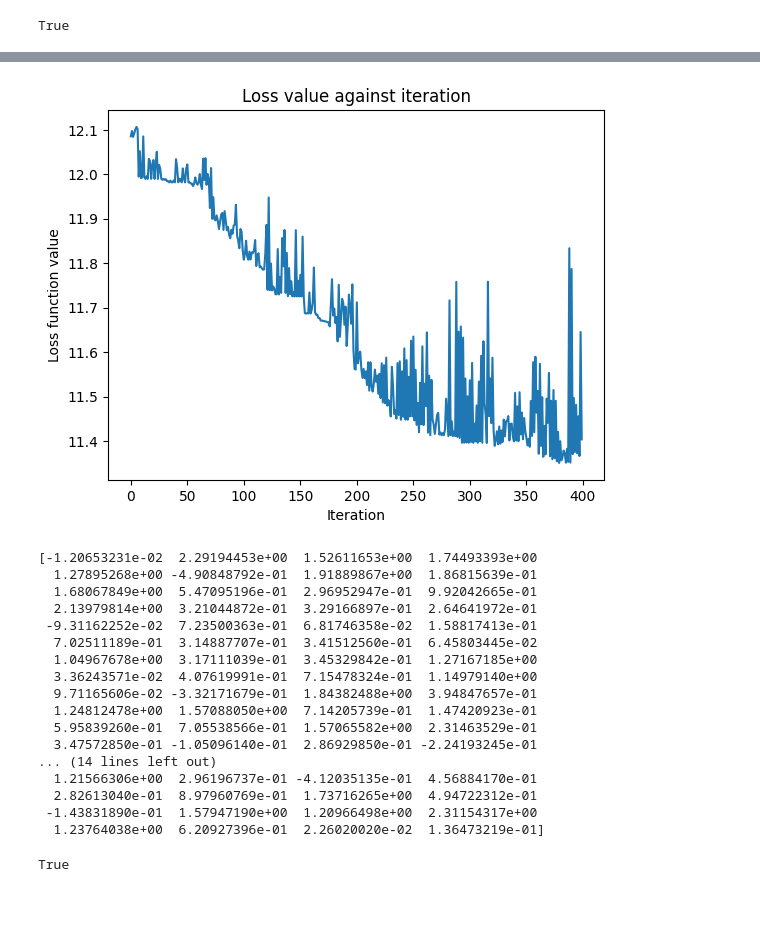
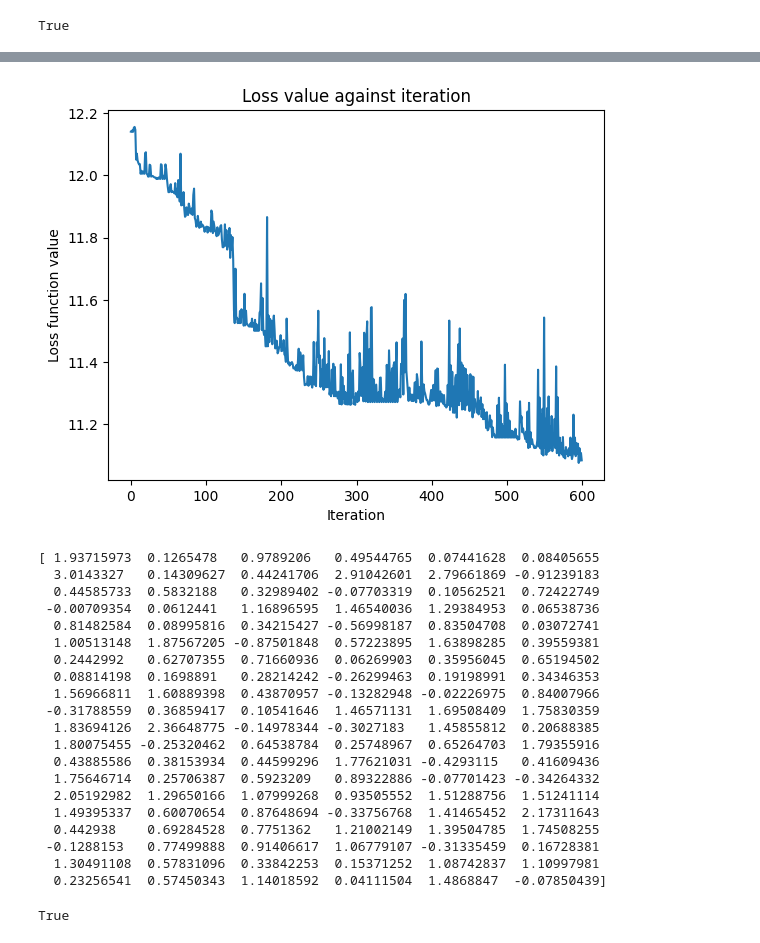
Before and after one commit to hmk55555/QCNN-Research, a Jupyter notebook: GPU/V3 (4-Class, Estimator)/Estimator 4 Classes Circuit 1/Estimator4ClassesCircuit1Test.ipynb, the cells around one changed output, grey strips where cells are left out. Drawn from its saved outputs; the diff is of its cells as text; code cells hidden in the pictures; blank space fills up the shorter version.

```diff
--- a/GPU/V3 (4-Class, Estimator)/Estimator 4 Classes Circuit 1/Estimator4ClassesCircuit1Test.ipynb
+++ b/GPU/V3 (4-Class, Estimator)/Estimator 4 Classes Circuit 1/Estimator4ClassesCircuit1Test.ipynb
@@ -448,8 +440,8 @@ sampler.set_options(seed = seed)
 # Setting observables on 15th and 16th qubits.
 observable_z16 = SparsePauliOp.from_sparse_list([("Z", [15], 1)], num_qubits=num_qubits)
 observable_z15 = SparsePauliOp.from_sparse_list([("Z", [14], 1)], num_qubits=num_qubits)
-observable_z14 = SparsePauliOp.from_sparse_list([("Z", [15], 1)], num_qubits=num_qubits)
-observable_z13 = SparsePauliOp.from_sparse_list([("Z", [14], 1)], num_qubits=num_qubits)
+observable_z14 = SparsePauliOp.from_sparse_list([("Z", [13], 1)], num_qubits=num_qubits)
+observable_z13 = SparsePauliOp.from_sparse_list([("Z", [12], 1)], num_qubits=num_qubits)
 observables = [observable_z13, observable_z14, observable_z15, observable_z16]
 
 # Instantiating underlying EstimatorQNN
@@ -545,7 +537,7 @@ def callback(weights):
     clear_output(wait=True)
 # %%
 # Training Function
-def fit(weights=None, losslist=None, iter= 100, fresh_start = False):
+def fit(weights=None, losslist=None, iter= 400, fresh_start = False):
     global i
     global data
     global weight_list
@@ -567,7 +559,7 @@ def fit(weights=None, losslist=None, iter= 100, fresh_start = False):
         elif (('loss_list' not in globals() and 'loss_list' not in locals()) and losslist == None): loss_list = []
         elif 'loss_list' not in globals() and 'loss_list' not in locals(): loss_list = losslist
         else: loss_list = loss_list
-        if weights is not None: weights = weights[-1]
+        if weights is not None: weights = weights
         elif (('result' not in locals() and 'result' not in globals())) and weights == None:
             weights = algorithm_globals.random.random(estimator.num_weights)
         elif (len(weight_list)>0):
@@ -586,5 +578,5 @@ def fit(weights=None, losslist=None, iter= 100, fresh_start = False):
     return result, data, loss_list, weight_list
 # %%
 # Call Training Function and Save as Result
-result = fit(iter=400, fresh_start=True)
+result = fit(iter=300, fresh_start=False)
 # %% [output]
@@ -608,21 +600,24 @@ Iteration: 400; Accuracy: 46.27659574468085%; Loss: 11.403679847717285
-[figure, old version]
+[figure, new version]
-[-1.20653231e-02  2.29194453e+00  1.52611653e+00  1.74493393e+00
-  1.27895268e+00 -4.90848792e-01  1.91889867e+00  1.86815639e-01
-  1.68067849e+00  5.47095196e-01  2.96952947e-01  9.92042665e-01
-  2.13979814e+00  3.21044872e-01  3.29166897e-01  2.64641972e-01
- -9.31162252e-02  7.23500363e-01  6.81746358e-02  1.58817413e-01
-  7.02511189e-01  3.14887707e-01  3.41512560e-01  6.45803445e-02
-  1.04967678e+00  3.17111039e-01  3.45329842e-01  1.27167185e+00
-  3.36243571e-02  4.07619991e-01  7.15478324e-01  1.14979140e+00
-  9.71165606e-02 -3.32171679e-01  1.84382488e+00  3.94847657e-01
-  1.24812478e+00  1.57088050e+00  7.14205739e-01  1.47420923e-01
-  5.95839260e-01  7.05538566e-01  1.57065582e+00  2.31463529e-01
-  3.47572850e-01 -1.05096140e-01  2.86929850e-01 -2.24193245e-01
-... (14 lines left out)
-  1.21566306e+00  2.96196737e-01 -4.12035135e-01  4.56884170e-01
-  2.82613040e-01  8.97960769e-01  1.73716265e+00  4.94722312e-01
- -1.43831890e-01  1.57947190e+00  1.20966498e+00  2.31154317e+00
-  1.23764038e+00  6.20927396e-01  2.26020020e-02  1.36473219e-01]
+[ 1.93715973  0.1265478   0.9789206   0.49544765  0.07441628  0.08405655
+  3.0143327   0.14309627  0.44241706  2.91042601  2.79661869 -0.91239183
+  0.44585733  0.5832188   0.32989402 -0.07703319  0.10562521  0.72422749
+ -0.00709354  0.0612441   1.16896595  1.46540036  1.29384953  0.06538736
+  0.81482584  0.08995816  0.34215427 -0.56998187  0.83504708  0.03072741
+  1.00513148  1.87567205 -0.87501848  0.57223895  1.63898285  0.39559381
+  0.2442992   0.62707355  0.71660936  0.06269903  0.35956045  0.65194502
+  0.08814198  0.1698891   0.28214242 -0.26299463  0.19198991  0.34346353
+  1.56966811  1.60889398  0.43870957 -0.13282948 -0.02226975  0.84007966
+ -0.31788559  0.36859417  0.10541646  1.46571131  1.69508409  1.75830359
+  1.83694126  2.36648775 -0.14978344 -0.3027183   1.45855812  0.20688385
+  1.80075455 -0.25320462  0.64538784  0.25748967  0.65264703  1.79355916
+  0.43885586  0.38153934  0.44599296  1.77621031 -0.4293115   0.41609436
+  1.75646714  0.25706387  0.5923209   0.89322886 -0.07701423 -0.34264332
+  2.05192982  1.29650166  1.07999268  0.93505552  1.51288756  1.51241114
+  1.49395337  0.60070654  0.87648694 -0.33756768  1.41465452  2.17311643
+  0.442938    0.69284528  0.7751362   1.21002149  1.39504785  1.74508255
+ -0.1288153   0.77499888  0.91406617  1.06779107 -0.31335459  0.16728381
+  1.30491108  0.57831096  0.33842253  0.15371252  1.08742837  1.10997981
+  0.23256541  0.57450343  1.14018592  0.04111504  1.4868847  -0.07850439]
 # %%
 savemodel = Model(TorchConnector(estimator, result[0].x))
 print(next(model.parameters()).is_cuda)
```
Also changed, not shown: parts of 10 cells of this notebook, 1 other file.
